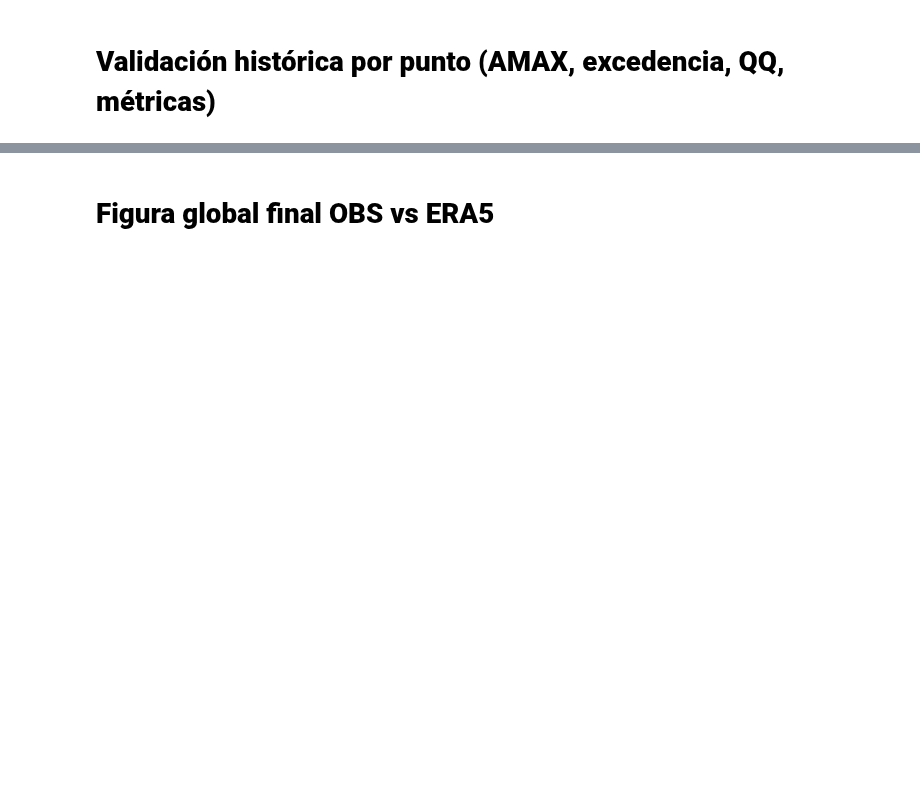
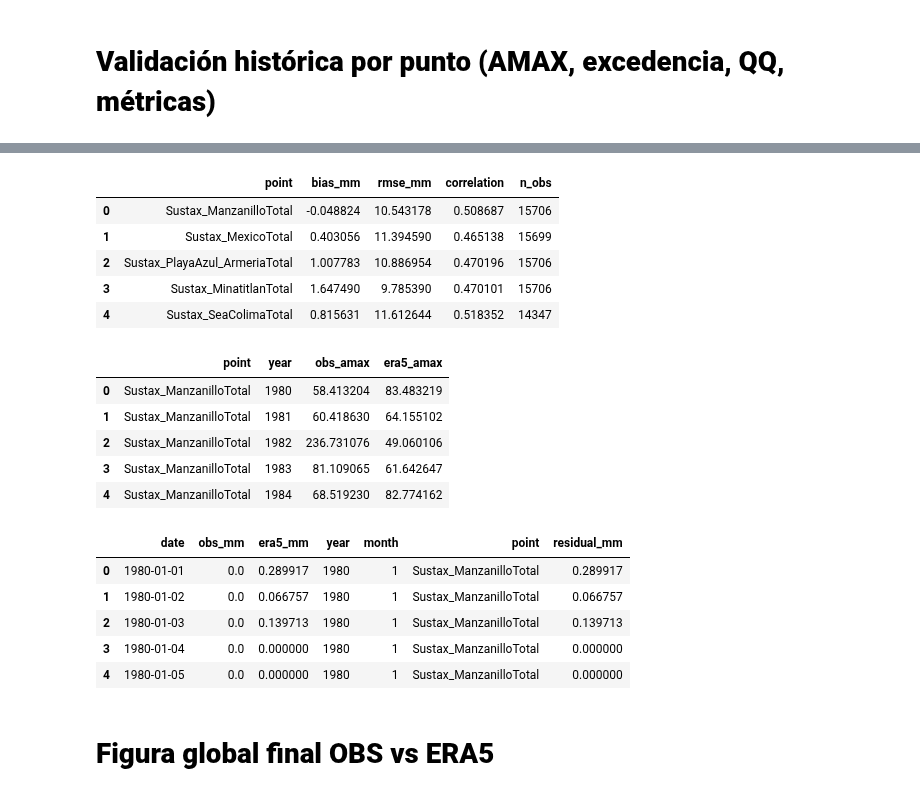
Before and after one commit to RenteriaRaul/Doctorado-DCAG, a Jupyter notebook: notebooks/sustax/02_sustax_validation_obs_vs_era5.ipynb, the cells around one changed output, grey strips where cells are left out. Saved outputs shown, nothing was run; the diff lists cells and outputs as text; code cells hidden in the pictures; blank space fills up the shorter version.

```diff
--- a/notebooks/sustax/02_sustax_validation_obs_vs_era5.ipynb
+++ b/notebooks/sustax/02_sustax_validation_obs_vs_era5.ipynb
@@ -491,2 +113,31 @@ Fase A por punto completada.
+# %%
+df_metrics, df_amax, df_all = run_validation_pipeline(
+    obs_folder=OBS_TOTAL_OUT_FOLDER,
+    era5_folder=BYSCEN_TOTAL_FOLDER,
+    out_folder=PHASE_A_OUT_FOLDER
+)
+
+display(df_metrics.head())
+display(df_amax.head())
+display(df_all.head())
+# %% [output]
+|  | point | bias_mm | rmse_mm | correlation | n_obs |
+| 0 | Sustax_ManzanilloTotal | -0.048824 | 10.543178 | 0.508687 | 15706 |
+| 1 | Sustax_MexicoTotal | 0.403056 | 11.394590 | 0.465138 | 15699 |
+| 2 | Sustax_PlayaAzul_ArmeriaTotal | 1.007783 | 10.886954 | 0.470196 | 15706 |
+| 3 | Sustax_MinatitlanTotal | 1.647490 | 9.785390 | 0.470101 | 15706 |
+| 4 | Sustax_SeaColimaTotal | 0.815631 | 11.612644 | 0.518352 | 14347 |
+|  | point | year | obs_amax | era5_amax |
+| 0 | Sustax_ManzanilloTotal | 1980 | 58.413204 | 83.483219 |
+| 1 | Sustax_ManzanilloTotal | 1981 | 60.418630 | 64.155102 |
+| 2 | Sustax_ManzanilloTotal | 1982 | 236.731076 | 49.060106 |
+| 3 | Sustax_ManzanilloTotal | 1983 | 81.109065 | 61.642647 |
+| 4 | Sustax_ManzanilloTotal | 1984 | 68.519230 | 82.774162 |
+|  | date | obs_mm | era5_mm | year | month | point | residual_mm |
+| 0 | 1980-01-01 | 0.0 | 0.289917 | 1980 | 1 | Sustax_ManzanilloTotal | 0.289917 |
+| 1 | 1980-01-02 | 0.0 | 0.066757 | 1980 | 1 | Sustax_ManzanilloTotal | 0.066757 |
+| 2 | 1980-01-03 | 0.0 | 0.139713 | 1980 | 1 | Sustax_ManzanilloTotal | 0.139713 |
+| 3 | 1980-01-04 | 0.0 | 0.000000 | 1980 | 1 | Sustax_ManzanilloTotal | 0.000000 |
+| 4 | 1980-01-05 | 0.0 | 0.000000 | 1980 | 1 | Sustax_ManzanilloTotal | 0.000000 |
 # %% [markdown]
 # **Figura global final OBS vs ERA5**
```
Also changed, not shown: parts of 14 cells of this notebook.
